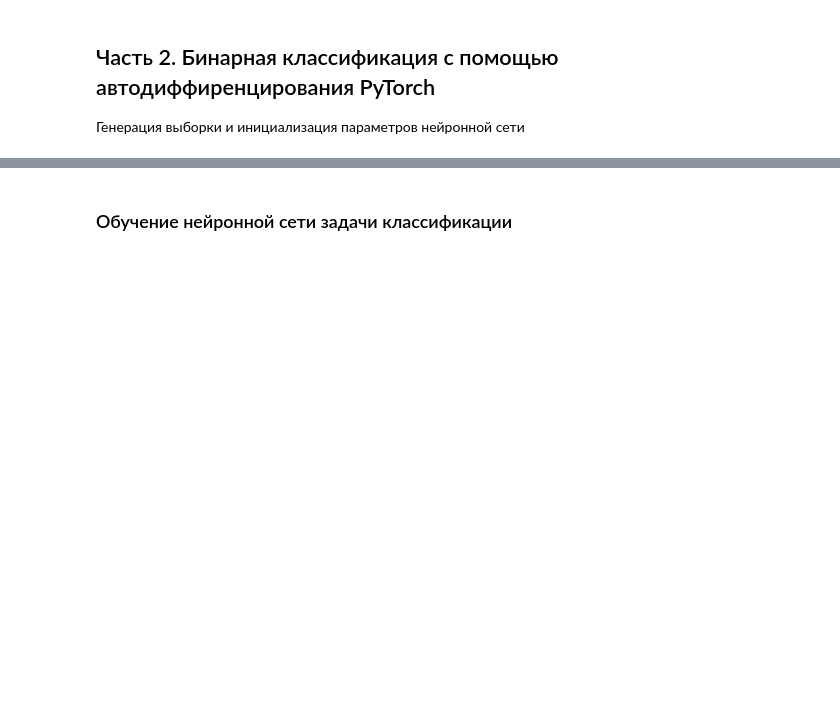
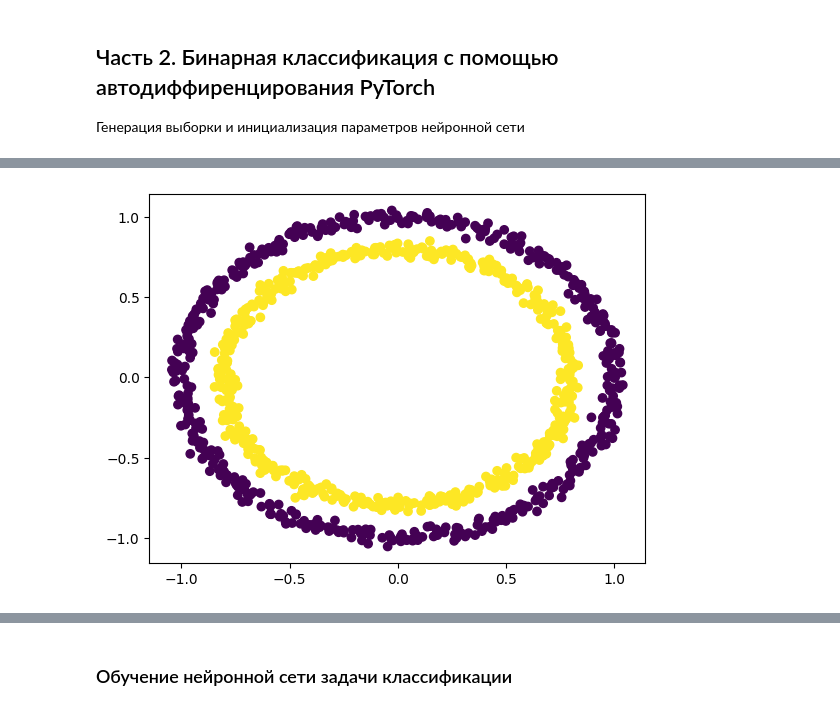
Before and after one commit to DeadlySquad13/t5-2-Neuroscience__Labs, a Jupyter notebook: src/lab1/main.ipynb, the cells around one changed output, grey strips where cells are left out. Saved outputs shown, nothing was run; the diff lists cells and outputs as text; code cells hidden in the pictures; blank space fills up the shorter version.

```diff
--- a/src/lab1/main.ipynb
+++ b/src/lab1/main.ipynb
@@ -191,0 +167,9 @@ weights1, bias1, weights2, bias2 = itemgetter("weights1", "bias1", "weights2", "
+# %%
+from sklearn.datasets import make_circles  # noqa
+
+# Кольца, вложенные друг в друга.
+X_cirles, y_circles = make_circles(n_samples=1000, noise=0.025)
+
+demonstrate_dataset(X_cirles, y_circles)
+# %% [output]
+[figure, added]
```
Also changed, not shown: parts of 21 cells of this notebook, 1 other file.
